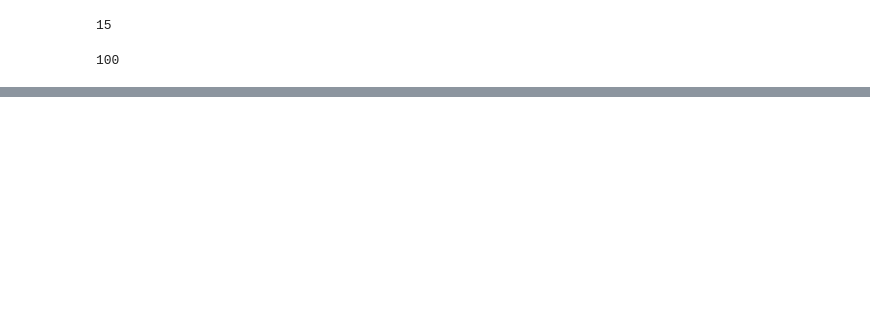
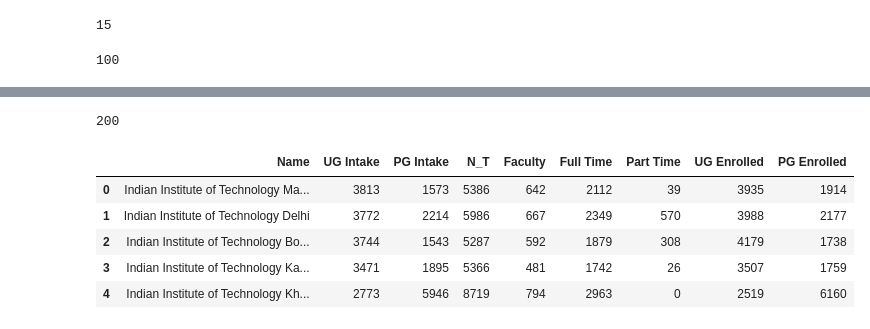
Before and after one commit to krishnaagarwal2001/Analysis-of-NIRF-Ranking, a Jupyter notebook: Data.ipynb, the cells around one changed output, grey strips where cells are left out. Drawn from its saved outputs; the diff is of its cells as text; code cells hidden in the pictures; blank space fills up the shorter version.

```diff
--- a/Data.ipynb
+++ b/Data.ipynb
@@ -630,0 +253,4 @@ except pdfcrowd.Error as why:
+# %%
+# Name UG_total PG_Total PHd_full phd_part Faculty
+Data=pd.DataFrame()
+Data['Name']=Engineering_2021_pdf['Name']
@@ -630,0 +297,7 @@ except pdfcrowd.Error as why:
+# %%
+N_T=[]
+for i in range(200):
+    tot=UG[i]+PG[i]
+    N_T.append(tot)
+Data['N_T']=N_T
+Data.head()
@@ -630,0 +337,14 @@ except pdfcrowd.Error as why:
+# %%
+Full_Time=[]
+Part_Time=[]
+for i in range(len(Engineering_2021_pdf['Data'])):
+    for k in range(len(Engineering_2021_pdf['Data'][i])):
+        if((Engineering_2021_pdf['Data'][i][k].columns[0])=='Ph.D (Student pursuing doctoral program till 2019-20)'):
+            for j in range(len(Engineering_2021_pdf['Data'][i][k])):
+                if(Engineering_2021_pdf['Data'][i][k].iloc[j][0]=='Full Time'):
+                    Full_Time.append(int(Engineering_2021_pdf['Data'][i][k].iloc[j][1]))
+                if(Engineering_2021_pdf['Data'][i][k].iloc[j][0]=='Part Time'):
+                    Part_Time.append(int(Engineering_2021_pdf['Data'][i][k].iloc[j][1]))
+Data['Full Time']=Full_Time
+Data['Part Time']=Part_Time
+Data.head()
@@ -630,0 +360,26 @@ except pdfcrowd.Error as why:
+# %%
+# UG_INTAKE(NT)
+UG=[]
+PG=[]
+for i in range(len(Engineering_2021_pdf['Data'])):
+    ug=0
+    pg=0
+    for k in range(len((Engineering_2021_pdf['Data'][i][1]))):
+        if(Engineering_2021_pdf['Data'][i][1].iloc[k,0].find('UG')!=-1):
+            ug=ug+int(Engineering_2021_pdf['Data'][i][1].iloc[k,3])
+        if(Engineering_2021_pdf['Data'][i][1].iloc[k,0].find('PG')!=-1):
+            pg=pg+int(Engineering_2021_pdf['Data'][i][1].iloc[k,3])
+    UG.append(ug)
+    PG.append(pg)
+print(len(UG))
+Data['UG Enrolled']=UG
+Data['PG Enrolled']=PG
+Data.head()
+# %% [output]
+200
+|  | Name | UG Intake | PG Intake | N_T | Faculty | Full Time | Part Time | UG Enrolled | PG Enrolled |
+| 0 | Indian Institute of Technology Ma... | 3813 | 1573 | 5386 | 642 | 2112 | 39 | 3935 | 1914 |
+| 1 | Indian Institute of Technology Delhi | 3772 | 2214 | 5986 | 667 | 2349 | 570 | 3988 | 2177 |
+| 2 | Indian Institute of Technology Bo... | 3744 | 1543 | 5287 | 592 | 1879 | 308 | 4179 | 1738 |
+| 3 | Indian Institute of Technology Ka... | 3471 | 1895 | 5366 | 481 | 1742 | 26 | 3507 | 1759 |
+| 4 | Indian Institute of Technology Kh... | 2773 | 5946 | 8719 | 794 | 2963 | 0 | 2519 | 6160 |
```
Also changed, not shown: parts of 71 cells of this notebook, 7 other files.
